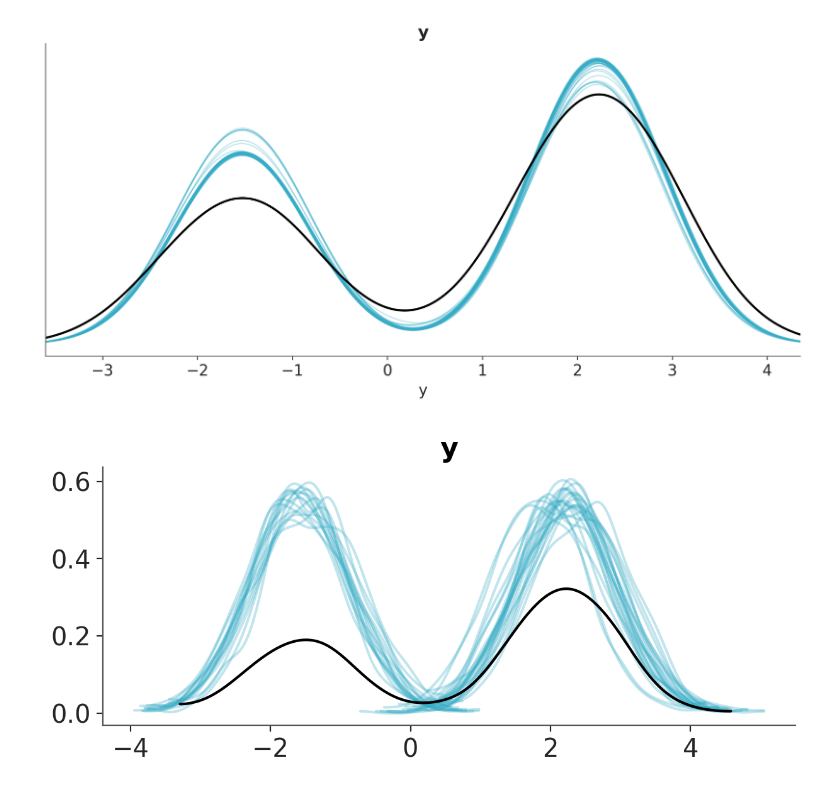
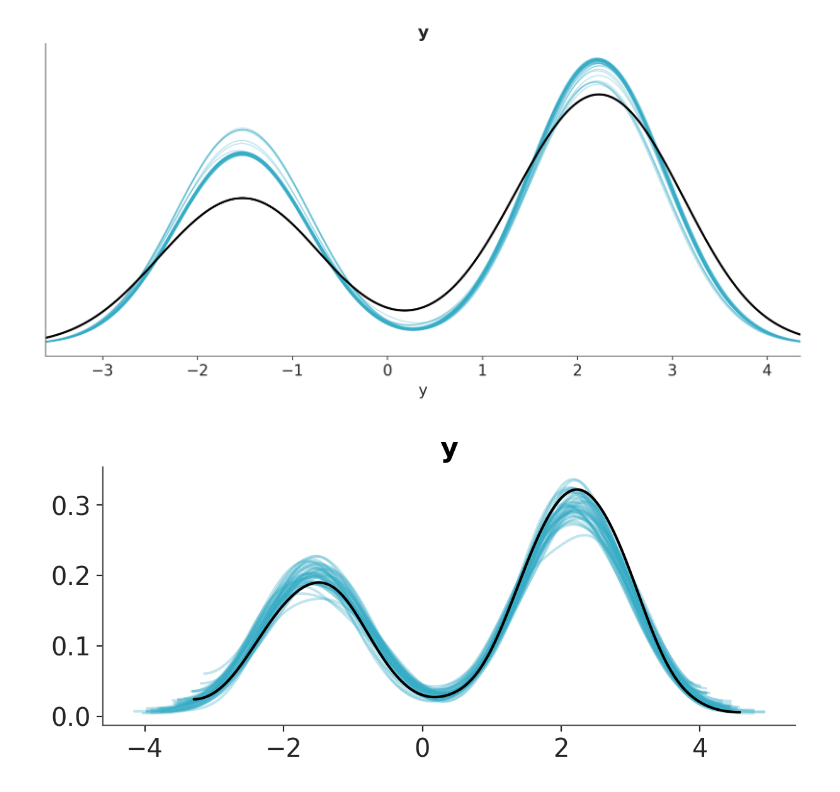
Before and after one commit to pymc-devs/pymc-prop, a Jupyter notebook: examples/bimodal_gaussian.ipynb, the cells around one changed output. Saved outputs shown, nothing was run; the diff lists cells and outputs as text; code cells hidden in the pictures.

```diff
--- a/examples/bimodal_gaussian.ipynb
+++ b/examples/bimodal_gaussian.ipynb
@@ -135,6 +135,7 @@ ppc_dt = pro.sample_posterior_predictive_pro(
     dt,
     model=model,
     draw=-1,
+    n_ppc_replicates=40,
     random_seed=SEED,
 )
 # %%
@@ -158,6 +159,6 @@ ax.set_yticks([]);
 # %% [output]
 [figure]
 # %%
-az.plot_ppc_dist(ppc_dt, num_samples=min(40, ppc_dt.posterior_predictive.sizes["chain"]));
+az.plot_ppc_dist(ppc_dt, num_samples=40);
 # %% [output]
-[figure, old version]
+[figure, new version]
```
Also changed, not shown: parts of 3 cells of this notebook, 3 other files.
